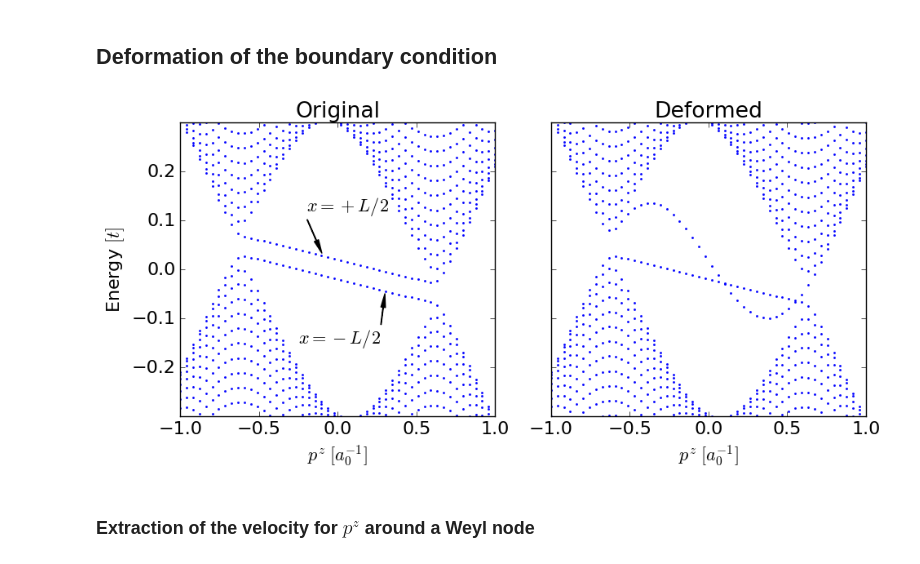
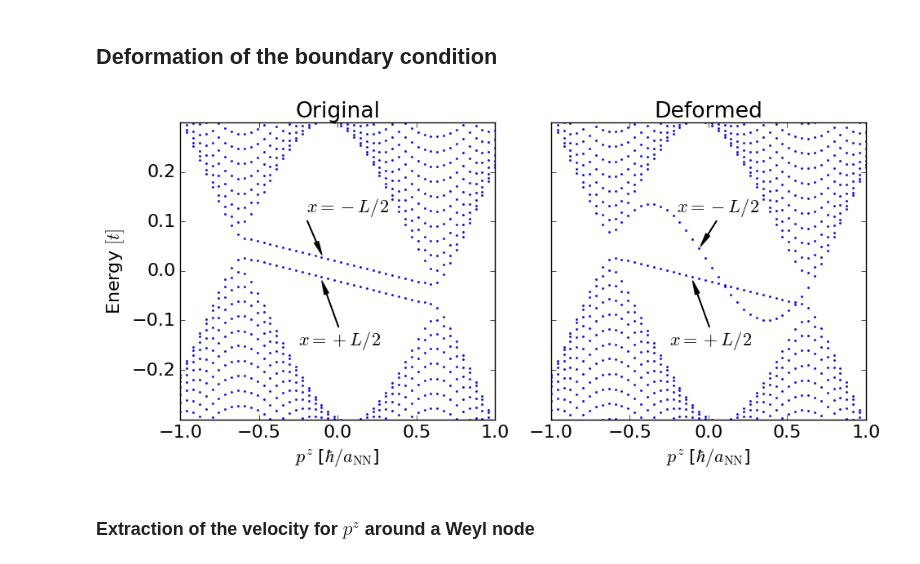
Before and after one commit to Artem-Ivashko/Vazifeh-Franz-magnetic-field, a Jupyter notebook: BBL-set-2.ipynb, the cells around one changed output. Cells and saved outputs as stored; diff of their text form; code cells hidden in the pictures.

```diff
--- a/BBL-set-2.ipynb
+++ b/BBL-set-2.ipynb
@@ -27,6 +27,8 @@ ParametersDefault = diagonalizer.SimpleNamespace( tp=2., t=1., tzp=1., tz=1., M0
                      EigenvectorsCount = 50, EnergyPrecision = 10**(-5), WavefunctionComponents = 4, \
                      py = 0., pz = 0. )
 
+MomentumUnitString = r'[$\hbar / a_\mathrm{NN}$]'
+
 pzMin = -1
 pzMax = 1
 pzCount = 50
@@ -284,40 +286,43 @@ from matplotlib import pyplot as plt
 figure, (currentAxis1, currentAxis2) = plt.subplots(1, 2, sharey=True, figsize=(10,5))
 
 plt.ylim(-0.3, 0.3)
 
 pSweep = np.linspace(pzMin, pzMax, pzCount)
 mpl.rcParams['font.size'] = 16
 
 evals, evecs = pSweep_1D(fsys, params, pzMin, pzMax, pCount=pzCount, yORzSweep = 'pzSweep')
 currentAxis1.plot(pSweep, evals,"b.",markersize=3)
 currentAxis1.set_ylabel(r'Energy $[t]$')
 currentAxis1.set_xlim(pzMin,pzMax)
-# currentAxis1.locator_params(axis = 'x', nbins=5)
-currentAxis1.set_xlabel(r'$p^z \; [a_0^{-1}]$')
+currentAxis1.set_xlabel(r'$p^z \;$' + MomentumUnitString)
 currentAxis1.set_title('Original')
-currentAxis1.annotate(r'$x = - L/2$', xy=(0.3, -0.05), xytext=(-0.25, -0.15),
+currentAxis1.annotate(r'$x = +L/2$', xy=(-0.1, -0.02), xytext=(-0.25, -0.15),
             arrowprops=dict(facecolor='black', width = 0.4, headwidth = 4.))
-currentAxis1.annotate(r'$x = + L/2$', xy=(-0.1, 0.033), xytext=(-0.2, 0.12),
+currentAxis1.annotate(r'$x = -L/2$', xy=(-0.1, 0.033), xytext=(-0.2, 0.12),
             arrowprops=dict(facecolor='black', width = 0.4, headwidth = 4.))
 
 
 params.Rescale_b0_0 = 10.0
 evals, evecs = pSweep_1D(fsys, params, pzMin, pzMax, pCount=pzCount, yORzSweep = 'pzSweep')
 currentAxis2.plot(pSweep, evals, 'b.', markersize=3)
 currentAxis2.set_xlim(pzMin,pzMax)
-# currentAxis2.locator_params(axis = 'x', nbins=5)
-currentAxis2.set_xlabel(r'$p^z \; [a_0^{-1}]$')
+currentAxis2.set_xlabel(r'$p^z \;$' + MomentumUnitString)
 currentAxis2.set_title('Deformed')
+currentAxis2.annotate(r'$x = +L/2$', xy=(-0.1, -0.02), xytext=(-0.25, -0.15),
+            arrowprops=dict(facecolor='black', width = 0.4, headwidth = 4.))
+currentAxis2.annotate(r'$x = -L/2$', xy=(-0.05, 0.05), xytext=(-0.2, 0.12),
+            arrowprops=dict(facecolor='black', width = 0.4, headwidth = 4.))
+
 
 plt.tight_layout()
 
 plt.savefig('images/WeylCones-BBLSet2-Original+DeformedBoundary.eps')
 plt.show()
 
 
 del fsys, params, evals, evecs, plt, figure, currentAxis1, currentAxis2
 # %% [output]
-[figure, old version]
+[figure, new version]
 # %% [markdown]
 ### Extraction of the velocity for $p^z$ around a Weyl node
 # %%
```
Also changed, not shown: parts of 4 cells of this notebook.
